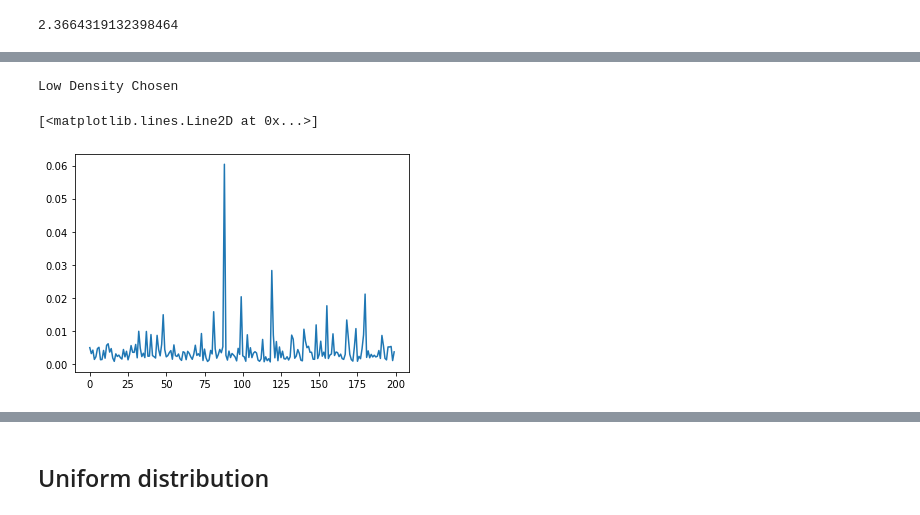
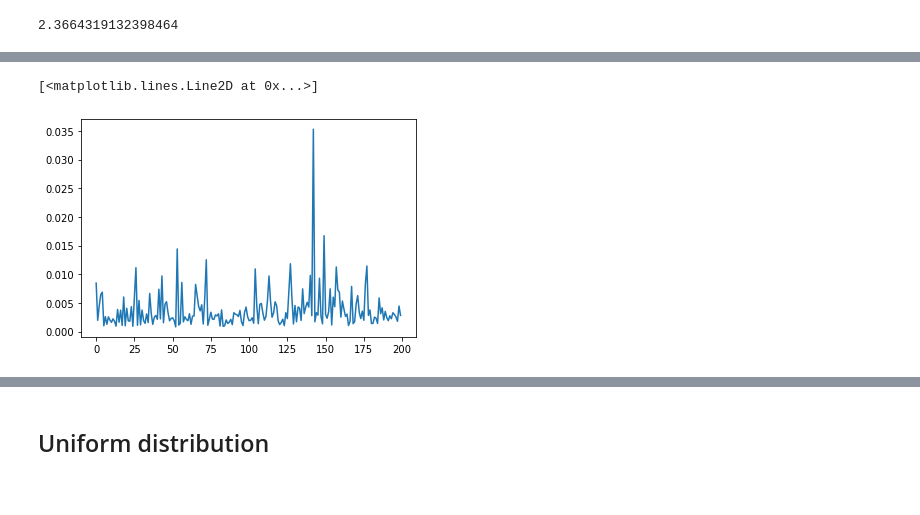
Before and after one commit to greenblattlab/Analysis_Of_Ribosome_Pausing, a Jupyter notebook: Simulation/rb_profile_simulator.ipynb, the cells around one changed output, grey strips where cells are left out. Drawn from its saved outputs; the diff is of its cells as text; code cells hidden in the pictures.

```diff
--- a/Simulation/rb_profile_simulator.ipynb
+++ b/Simulation/rb_profile_simulator.ipynb
@@ -116,4 +138,4 @@ np.sqrt(5.6)
 # %% [output]
 2.3664319132398464
 # %%
-lamb_gam = np.random.gamma(2.5,3,200)
+lamb = np.random.gamma(2.5,3,200)
@@ -120,9 +147,7 @@ lamb_gam = np.random.gamma(2.5,3,200)
 # %%
-p_gam = get_density(lamb_gam, 0.02, 0.1)
+p = get_density(lamb, 0.02, 0.1)
-# %% [output]
-Low Density Chosen
 # %%
-plt.plot(p_gam)
+plt.plot(p[0])
 # %% [output]
 [<matplotlib.lines.Line2D at 0x...>]
-[figure, old version]
+[figure, new version]
```
Also changed, not shown: parts of 34 cells of this notebook, 1 other file.
